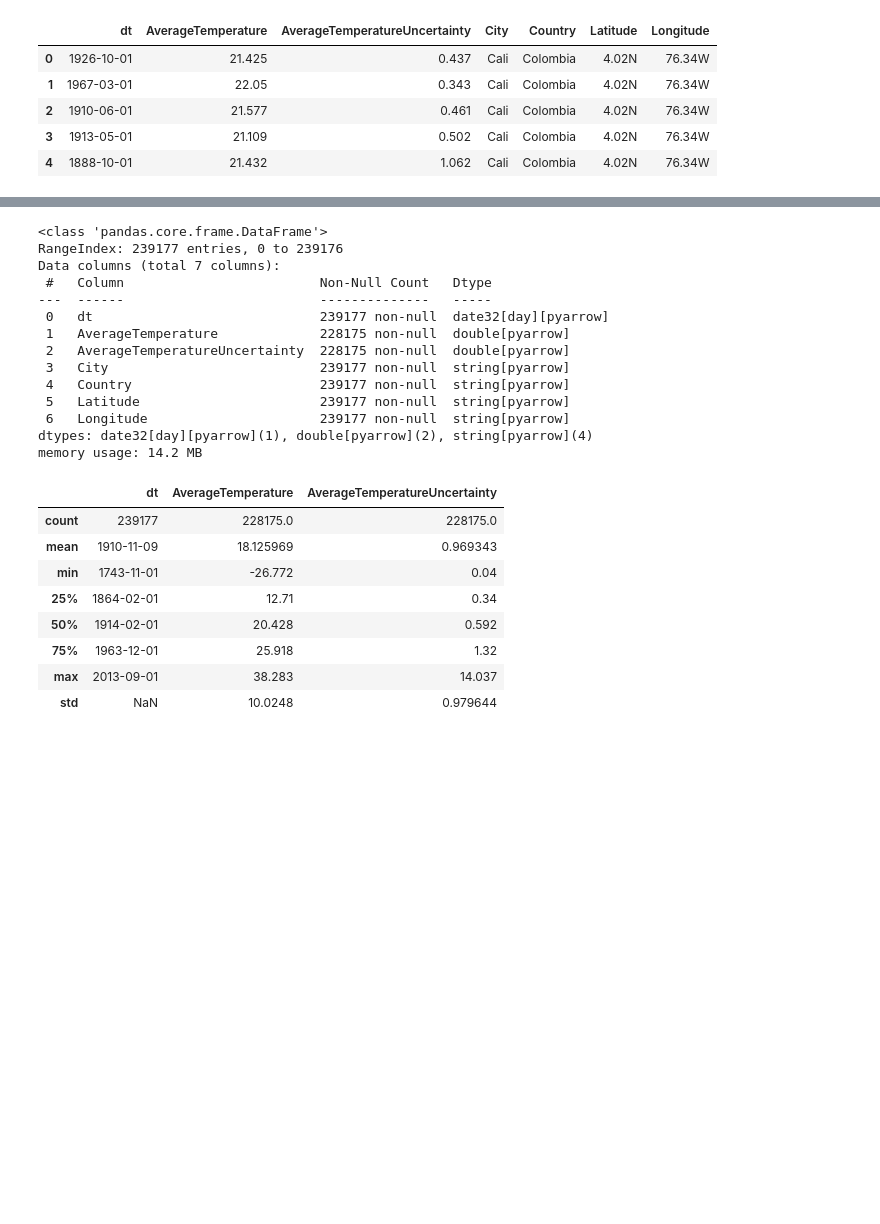
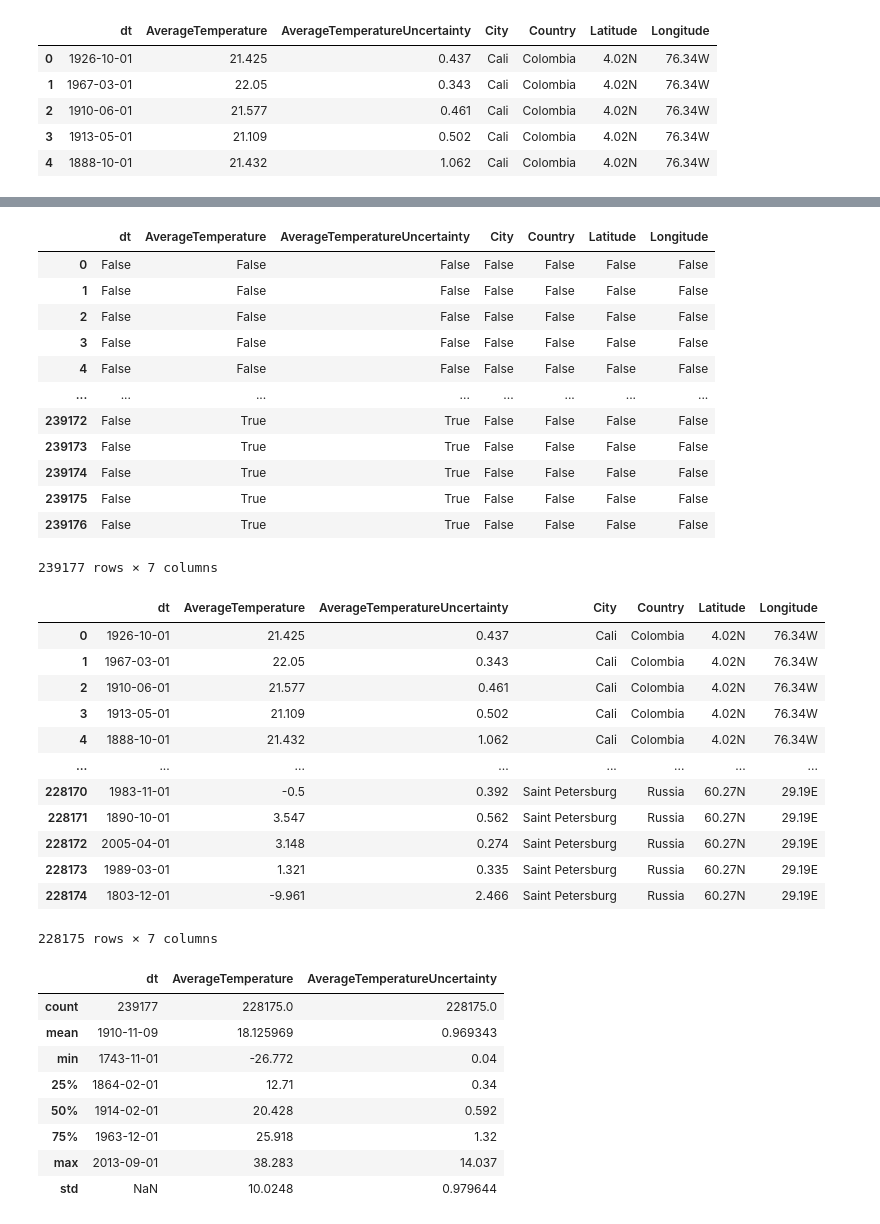
Before and after one commit to edwinperaza99/weather-prediction-model, a Jupyter notebook: notebooks/data_preprocessing.ipynb, the cells around one changed output, grey strips where cells are left out. Saved outputs shown, nothing was run; the diff lists cells and outputs as text; code cells hidden in the pictures; blank space fills up the shorter version.

```diff
--- a/notebooks/data_preprocessing.ipynb
+++ b/notebooks/data_preprocessing.ipynb
@@ -23,20 +40,35 @@ df.head()
+# %%
+df.isnull()
+# %% [output]
+|  | dt | AverageTemperature | AverageTemperatureUncertainty | City | Country | Latitude | Longitude |
+| 0 | False | False | False | False | False | False | False |
+| 1 | False | False | False | False | False | False | False |
+| 2 | False | False | False | False | False | False | False |
+| 3 | False | False | False | False | False | False | False |
+| 4 | False | False | False | False | False | False | False |
+| ... | ... | ... | ... | ... | ... | ... | ... |
+| 239172 | False | True | True | False | False | False | False |
+| 239173 | False | True | True | False | False | False | False |
+| 239174 | False | True | True | False | False | False | False |
+| 239175 | False | True | True | False | False | False | False |
+| 239176 | False | True | True | False | False | False | False |
+239177 rows × 7 columns
 # %%
-df.info()
+df.dropna()
 # %% [output]
+|  | dt | AverageTemperature | AverageTemperatureUncertainty | City | Country | Latitude | Longitude |
+| 0 | 1926-10-01 | 21.425 | 0.437 | Cali | Colombia | 4.02N | 76.34W |
+| 1 | 1967-03-01 | 22.05 | 0.343 | Cali | Colombia | 4.02N | 76.34W |
+| 2 | 1910-06-01 | 21.577 | 0.461 | Cali | Colombia | 4.02N | 76.34W |
+| 3 | 1913-05-01 | 21.109 | 0.502 | Cali | Colombia | 4.02N | 76.34W |
+| 4 | 1888-10-01 | 21.432 | 1.062 | Cali | Colombia | 4.02N | 76.34W |
+| ... | ... | ... | ... | ... | ... | ... | ... |
+| 228170 | 1983-11-01 | -0.5 | 0.392 | Saint Petersburg | Russia | 60.27N | 29.19E |
+| 228171 | 1890-10-01 | 3.547 | 0.562 | Saint Petersburg | Russia | 60.27N | 29.19E |
+| 228172 | 2005-04-01 | 3.148 | 0.274 | Saint Petersburg | Russia | 60.27N | 29.19E |
+| 228173 | 1989-03-01 | 1.321 | 0.335 | Saint Petersburg | Russia | 60.27N | 29.19E |
+| 228174 | 1803-12-01 | -9.961 | 2.466 | Saint Petersburg | Russia | 60.27N | 29.19E |
-<class 'pandas.core.frame.DataFrame'>
-RangeIndex: 239177 entries, 0 to 239176
-Data columns (total 7 columns):
- #   Column                         Non-Null Count   Dtype
----  ------                         --------------   -----
- 0   dt                             239177 non-null  date32[day][pyarrow]
- 1   AverageTemperature             228175 non-null  double[pyarrow]
- 2   AverageTemperatureUncertainty  228175 non-null  double[pyarrow]
- 3   City                           239177 non-null  string[pyarrow]
- 4   Country                        239177 non-null  string[pyarrow]
- 5   Latitude                       239177 non-null  string[pyarrow]
- 6   Longitude                      239177 non-null  string[pyarrow]
-dtypes: date32[day][pyarrow](1), double[pyarrow](2), string[pyarrow](4)
-memory usage: 14.2 MB
+228175 rows × 7 columns
 # %%
 df.describe()
 # %% [output]
```
Also changed, not shown: parts of 3 cells of this notebook.
